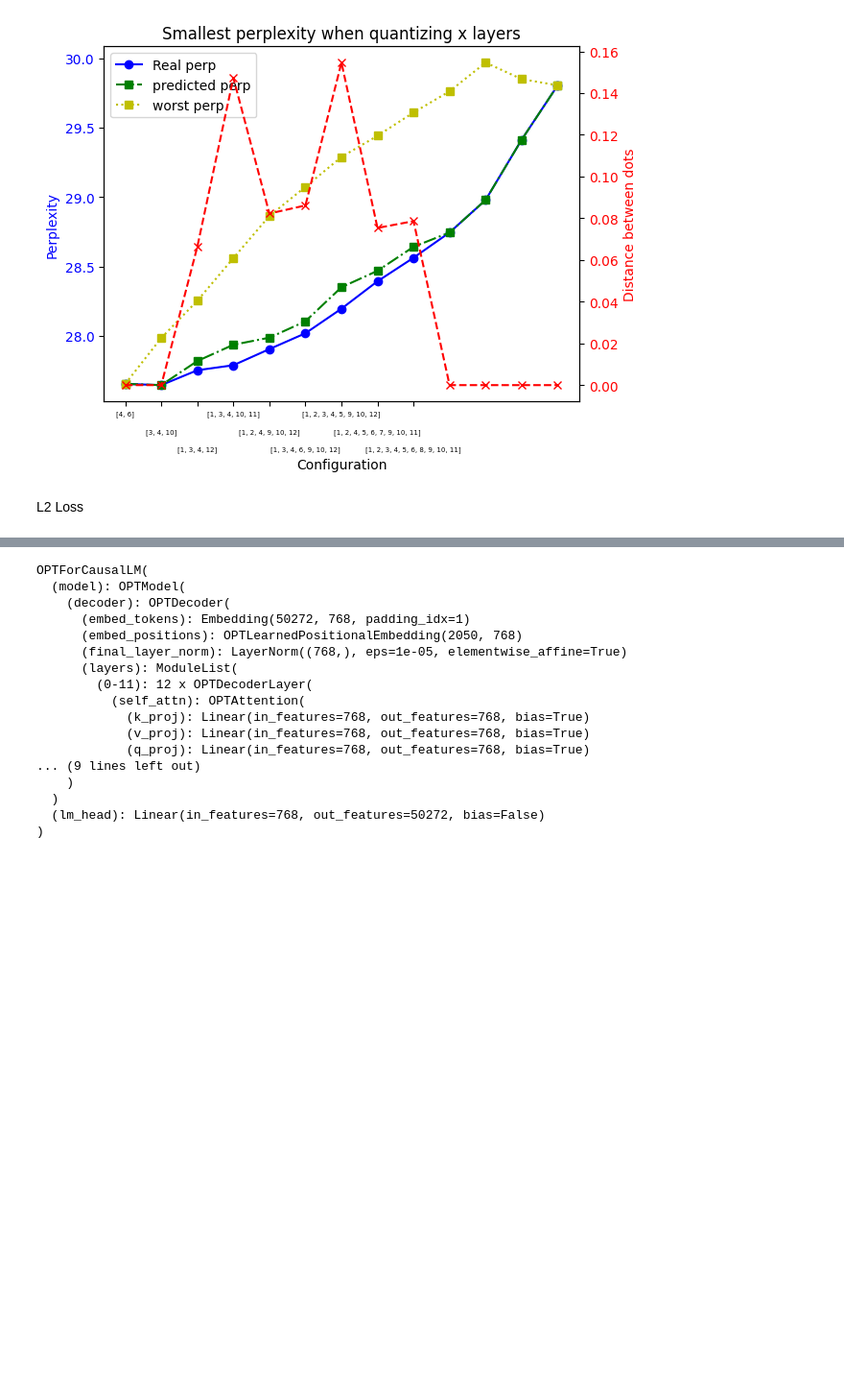
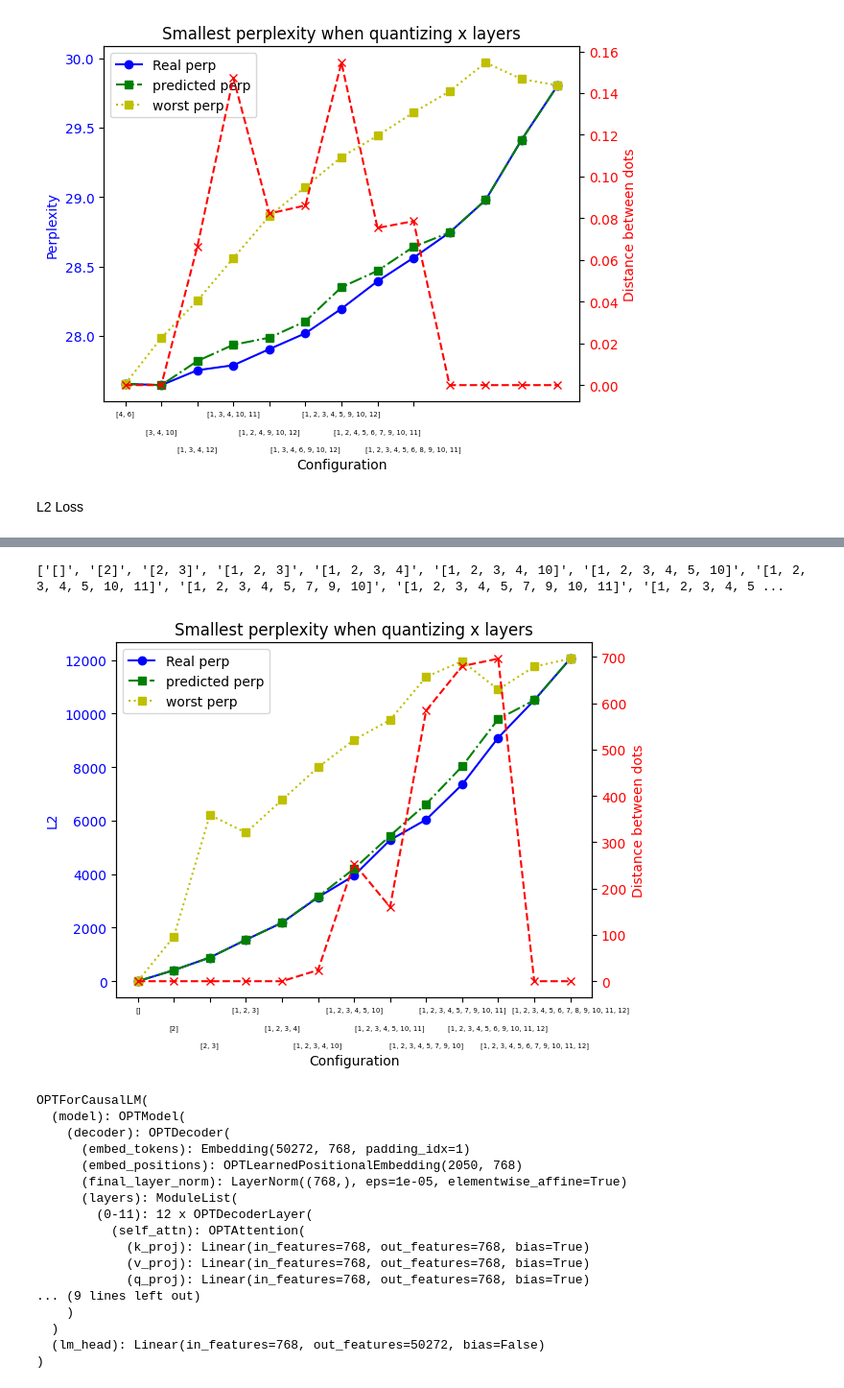
Before and after one commit to Aure20/AutoGPTQ, a Jupyter notebook: perplexity_estimation/quantization_test.ipynb, the cells around one changed output, grey strips where cells are left out. Shown at 96% size. Saved outputs shown, nothing was run; the diff lists cells and outputs as text; code cells hidden in the pictures; blank space fills up the shorter version.

```diff
--- a/perplexity_estimation/quantization_test.ipynb
+++ b/perplexity_estimation/quantization_test.ipynb
@@ -379,3 +375,66 @@ print(df)
+# %%
+#Plot the best combination for each layer that is quantized
+best_perplexity = []
+worst_perplexity = []
+xtick_labels = []
+predicted_perplexity = []
+totest = []
+for i in range(13):
+    curr = df[df["Sum"] == i]
+    best_perplexity.append(curr.iloc[0]["L2"])
+    worst_perplexity.append(curr.iloc[-1]["L2"])
+    xtick_labels.append(str(curr.iloc[0]["Quantized_layers"]))
+    totest.append(tuple(curr.iloc[0]["Layers"]))
+    predicted_perplexity.append(df[df["Quantized_layers"].apply(lambda x: str(x) == str(sorted(ordered_label[:i])))]["L2"])
+
+print(xtick_labels)
+
+
+# Calculate distances between consecutive values
+distances = [predicted_perplexity[i] - best_perplexity[i] for i in range(len(best_perplexity))]
+
+#Least Squared problem
+x_values = np.arange(len(best_perplexity))
+X = np.column_stack([x_values**2, np.ones_like(x_values)])
+coefficients = np.linalg.lstsq(X, best_perplexity, rcond=None)[0]
+a, c = coefficients
+fitted_curve = a * x_values**2 + c
+fig, ax1 = plt.subplots()
+
+ax1.plot(best_perplexity, marker='o', linestyle='-', color='b', label='Real perp')
+#ax1.plot(fitted_curve, marker='s', linestyle='-.', color='g', label='a,c lstsq approximation (0.014, 27.65)')
+ax1.plot(predicted_perplexity, marker='s', linestyle='-.', color='g', label='predicted perp')
+ax1.plot(worst_perplexity, marker='s', linestyle=':', color='y', label='worst perp')
+ax1.set_xlabel('Configuration')
+plt.legend()
+
+ax1.set_ylabel('L2', color='b')
+ax1.tick_params(axis='y', labelcolor='b')
+ax1.set_title('Smallest perplexity when quantizing x layers')
+
+# Create a secondary y-axis
+ax2 = ax1.twinx()
+ax2.plot(range(len(best_perplexity)), distances, marker='x', linestyle='--', color='r')
+ax2.set_ylabel('Distance between dots', color='r')
+ax2.tick_params(axis='y', labelcolor='r')
+
+# Adjust the x-ticks to use the labels from xtick_labels
+ax1.set_xticks(np.arange(len(xtick_labels)))  # Set the tick positions
+ax1.set_xticklabels(xtick_labels)  # Set the labels and rotate them
+ax1.tick_params(axis='x', labelsize=5)
+
+
+# Offset every other label to avoid overlap
+for i, label in enumerate(ax1.get_xticklabels()):
+    if i % 3 == 1:  # Offset every other label (adjust as needed)
+        label.set_y(-0.05)  # Move label downwards for readabilit
+    if i % 3 == 2:  # Offset every other label (adjust as needed)
+        label.set_y(-0.1)  # Move label downwards for readability
+# Show the plot
+plt.show()
+# %% [output]
+['[]', '[2]', '[2, 3]', '[1, 2, 3]', '[1, 2, 3, 4]', '[1, 2, 3, 4, 10]', '[1, 2, 3, 4, 5, 10]', '[1, 2, 3, 4, 5, 10, 11]', '[1, 2, 3, 4, 5, 7, 9, 10]', '[1, 2, 3, 4, 5, 7, 9, 10, 11]', '[1, 2, 3, 4, 5 ...
+[figure, added]
 # %%
 from transformers import OPTForCausalLM
 
```
Also changed, not shown: parts of 2 cells of this notebook, 7 other files.
